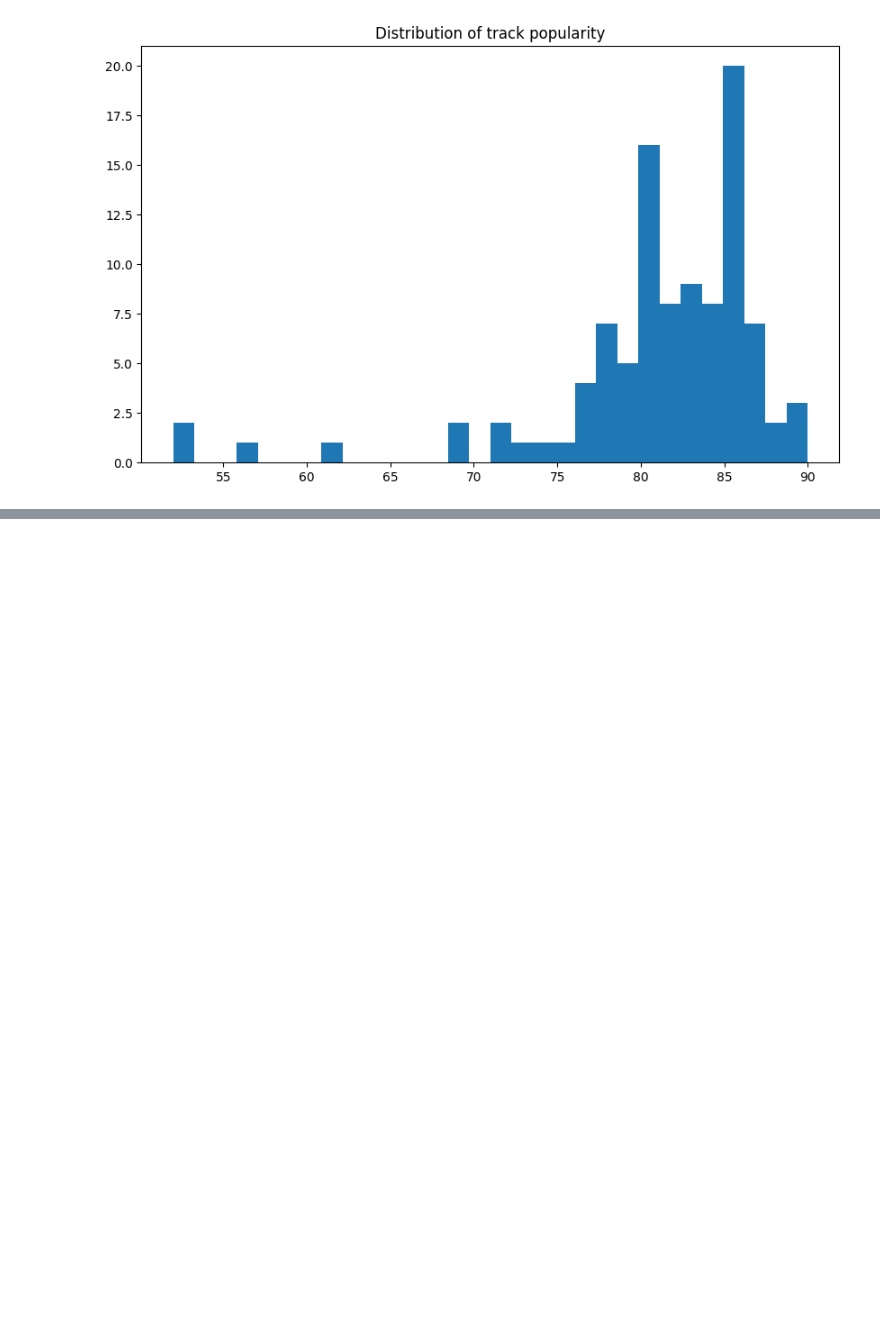
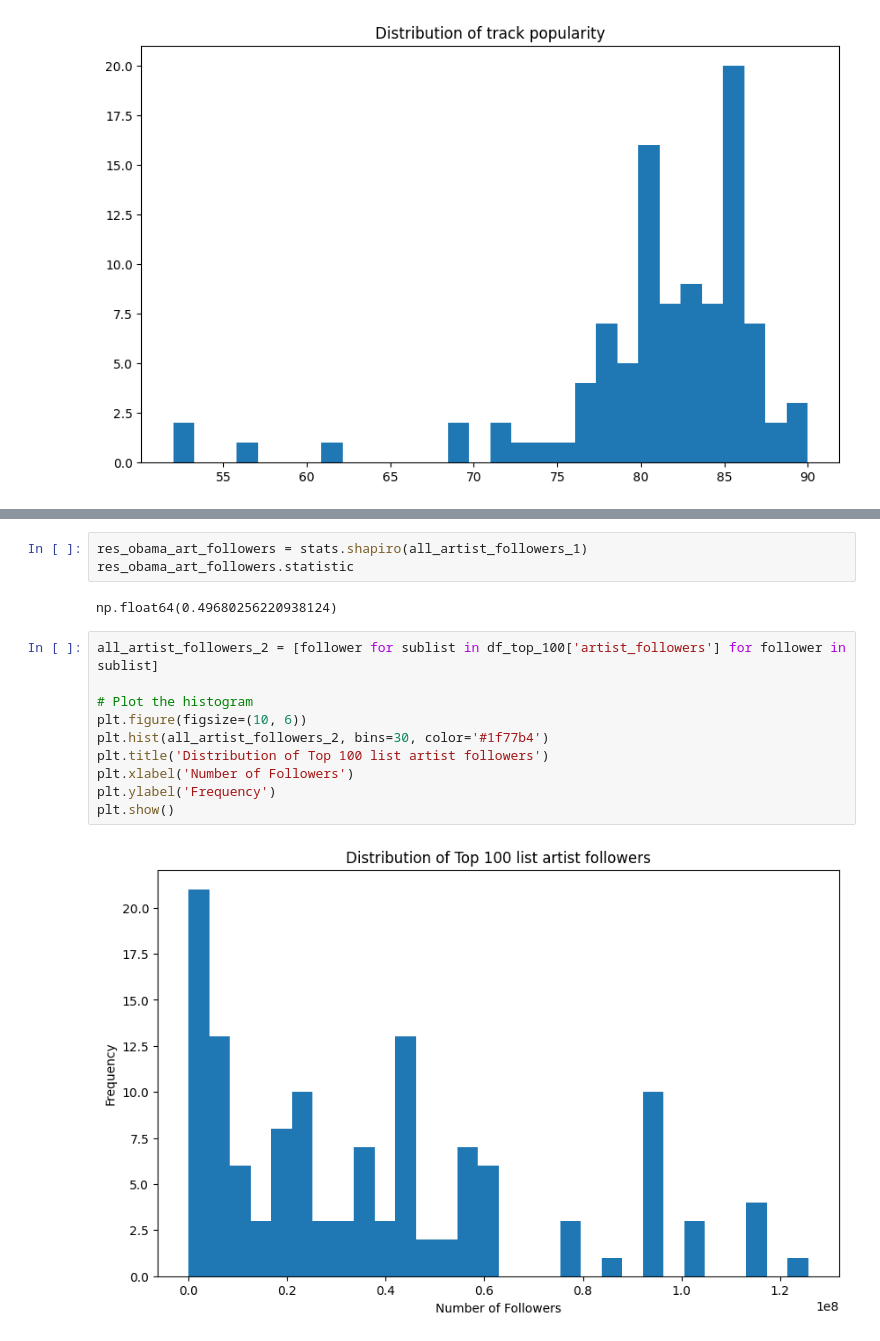
Before and after one commit to Ramonalyst/Music_Recommendation_System, a Jupyter notebook: MRS_statistical_testing.ipynb, the cells around one changed output, grey strips where cells are left out. Drawn from its saved outputs; the diff is of its cells as text; blank space fills up the shorter version.

```diff
--- a/MRS_statistical_testing.ipynb
+++ b/MRS_statistical_testing.ipynb
@@ -97,0 +139,17 @@ plt.show()
+# %%
+res_obama_art_followers = stats.shapiro(all_artist_followers_1)
+res_obama_art_followers.statistic
+# %% [output]
+np.float64(0.49680256220938124)
+# %%
+all_artist_followers_2 = [follower for sublist in df_top_100['artist_followers'] for follower in sublist]
+
+# Plot the histogram
+plt.figure(figsize=(10, 6))
+plt.hist(all_artist_followers_2, bins=30, color='#1f77b4')
+plt.title('Distribution of Top 100 list artist followers')
+plt.xlabel('Number of Followers')
+plt.ylabel('Frequency')
+plt.show()
+# %% [output]
+[figure, added]
```
Also changed, not shown: parts of 18 cells of this notebook.
